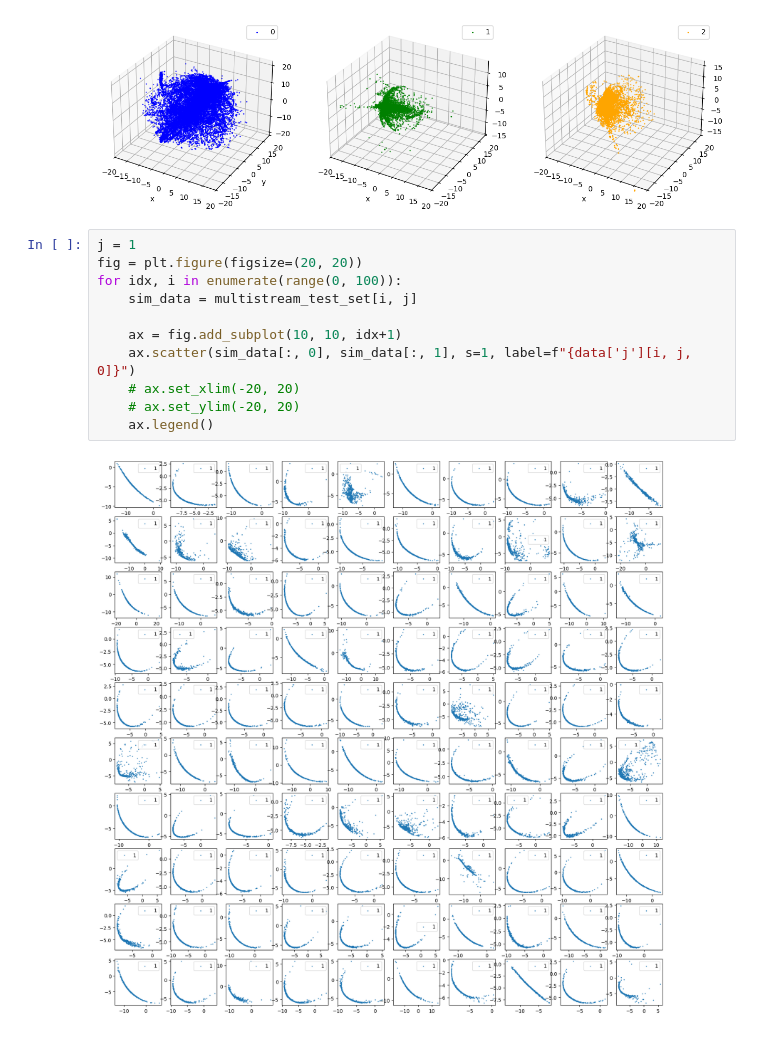
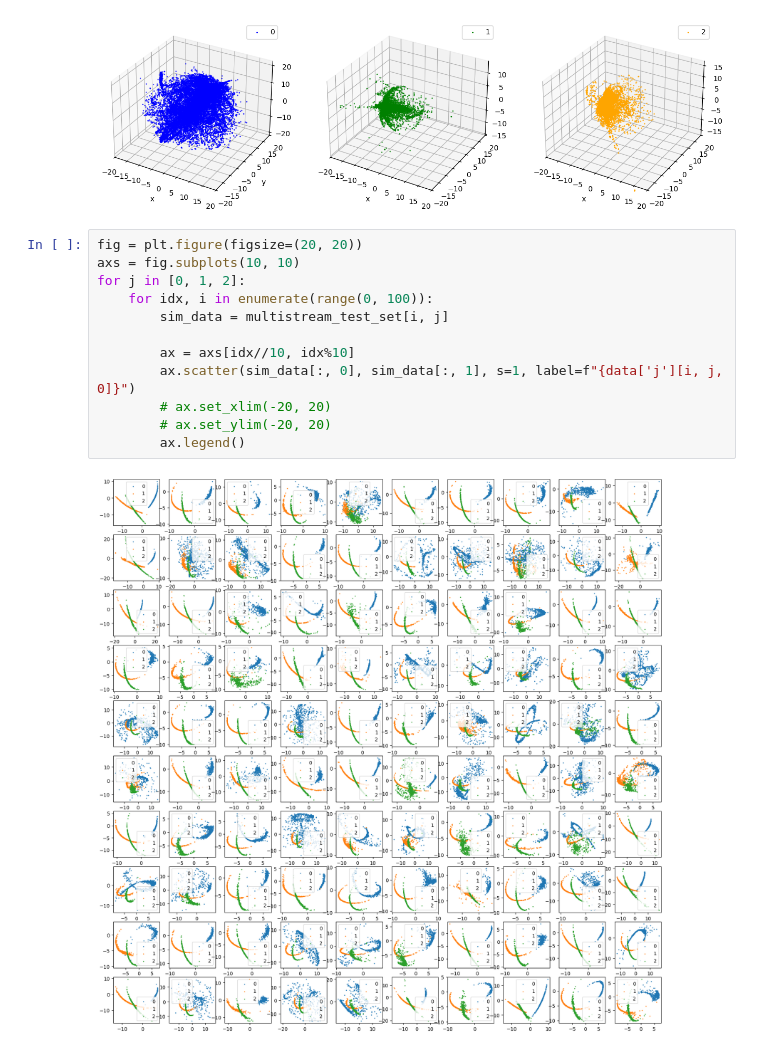
Before and after one commit to vepe99/diffusion-experiments, a Jupyter notebook: case_study5/project_stream/notebooks/visualize_multistream.ipynb, the cells around one changed output. Drawn from its saved outputs; the diff is of its cells as text.

```diff
--- a/case_study5/project_stream/notebooks/visualize_multistream.ipynb
+++ b/case_study5/project_stream/notebooks/visualize_multistream.ipynb
@@ -33,15 +33,16 @@ Shape of multistream test set: (100, 3, 1000, 6)
 Text(0.5, 0, 'x')
 [figure]
 # %%
-j = 1
 fig = plt.figure(figsize=(20, 20))
-for idx, i in enumerate(range(0, 100)):
-    sim_data = multistream_test_set[i, j]
+axs = fig.subplots(10, 10)
+for j in [0, 1, 2]:
+    for idx, i in enumerate(range(0, 100)):
+        sim_data = multistream_test_set[i, j]
 
-    ax = fig.add_subplot(10, 10, idx+1)
-    ax.scatter(sim_data[:, 0], sim_data[:, 1], s=1, label=f"{data['j'][i, j, 0]}")
-    # ax.set_xlim(-20, 20)
-    # ax.set_ylim(-20, 20)
-    ax.legend()
+        ax = axs[idx//10, idx%10]
+        ax.scatter(sim_data[:, 0], sim_data[:, 1], s=1, label=f"{data['j'][i, j, 0]}")
+        # ax.set_xlim(-20, 20)
+        # ax.set_ylim(-20, 20)
+        ax.legend()
 # %% [output]
-[figure, old version]
+[figure, new version]
```
Also changed, not shown: 9 other files.
